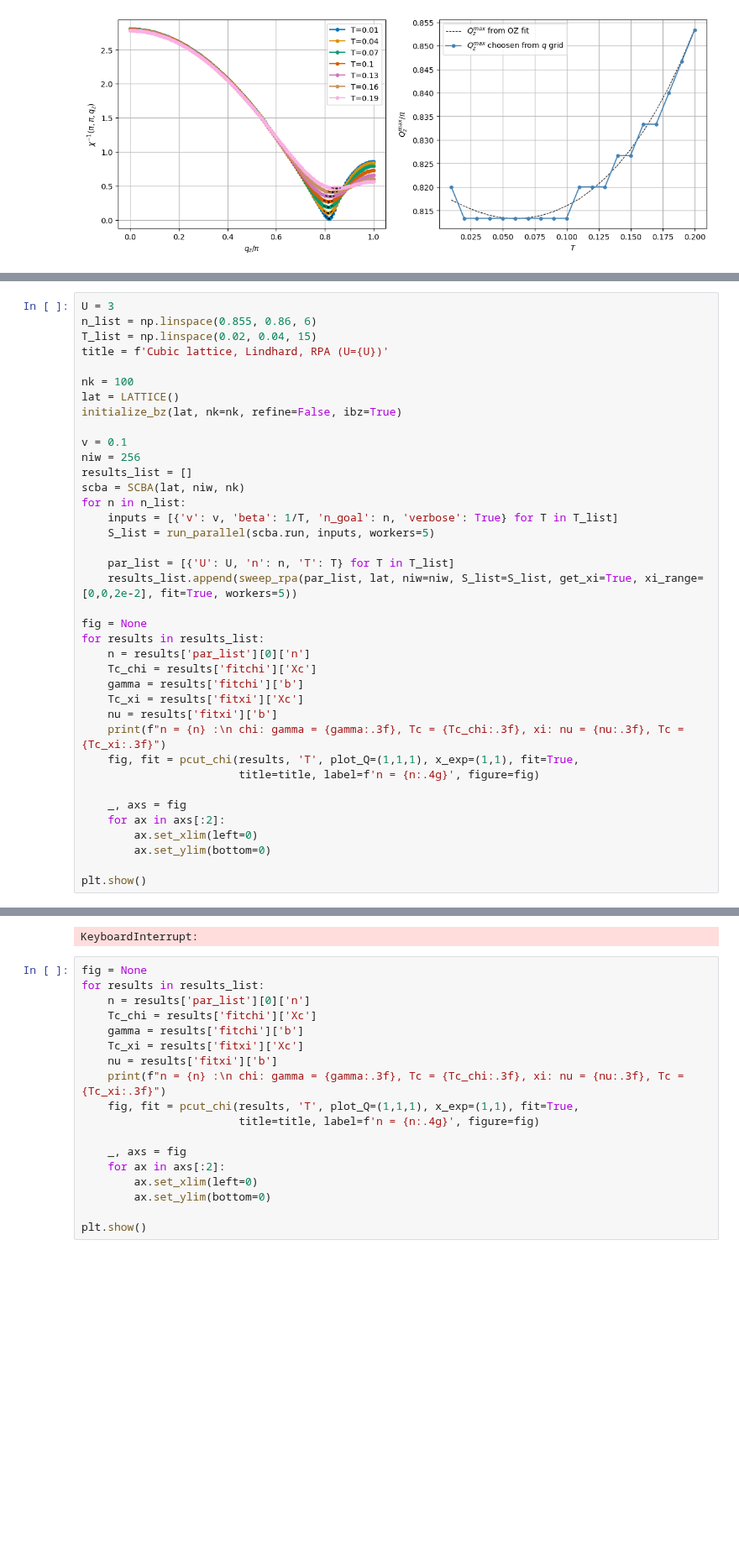
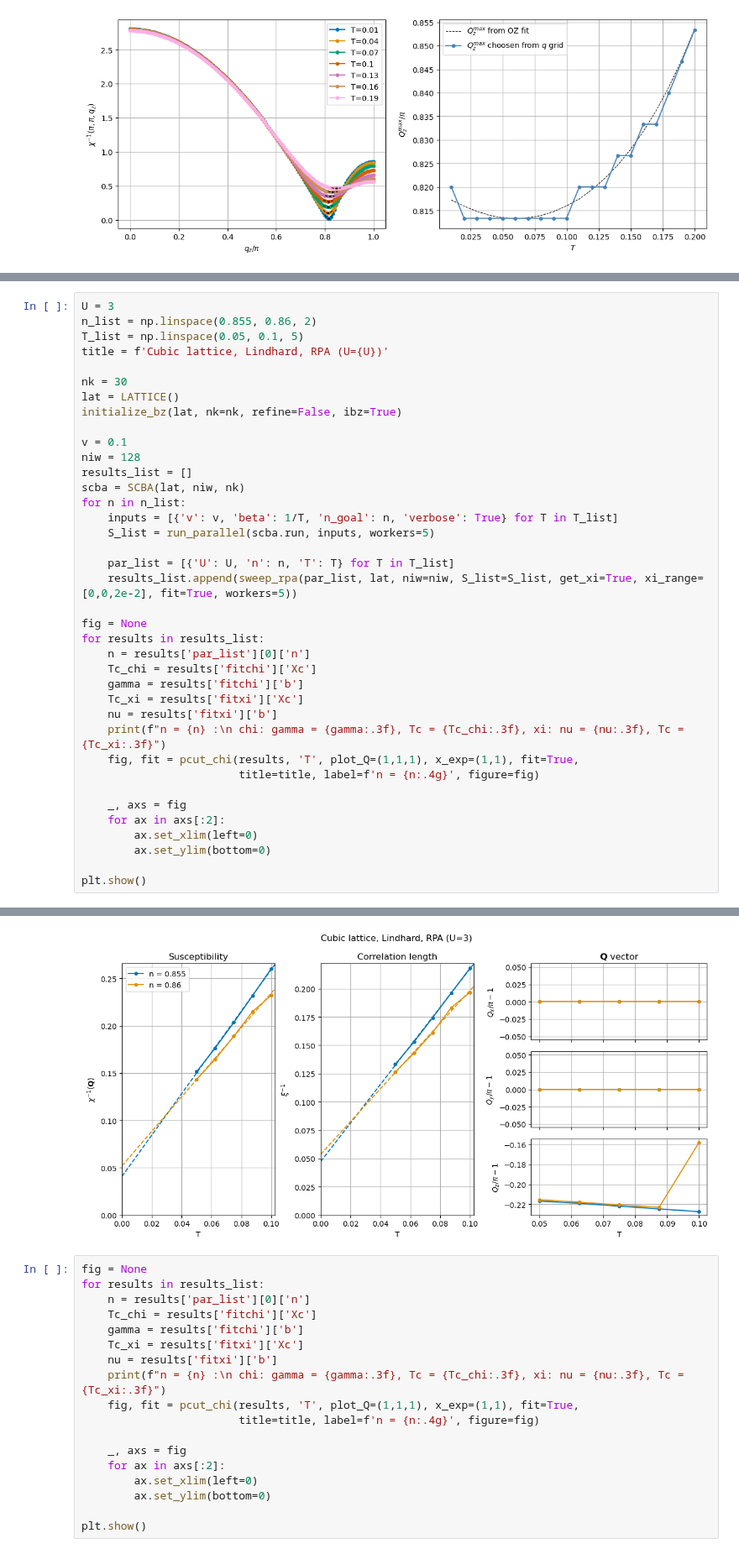
Before and after one commit to cctort/quantum_criticality, a Jupyter notebook: chi_rpa_disorder.ipynb, the cells around one changed output, grey strips where cells are left out. Shown at 84% size. Drawn from its saved outputs; the diff is of its cells as text; blank space fills up the shorter version.

```diff
--- a/chi_rpa_disorder.ipynb
+++ b/chi_rpa_disorder.ipynb
@@ -276,15 +306,15 @@ n = 0.85 :
 # %%
 U = 3
-n_list = np.linspace(0.855, 0.86, 6)
-T_list = np.linspace(0.02, 0.04, 15)
+n_list = np.linspace(0.855, 0.86, 2)
+T_list = np.linspace(0.05, 0.1, 5)
 title = f'Cubic lattice, Lindhard, RPA (U={U})'
 
-nk = 100
+nk = 30
 lat = LATTICE()
 initialize_bz(lat, nk=nk, refine=False, ibz=True)
 
 v = 0.1
-niw = 256
+niw = 128
 results_list = []
 scba = SCBA(lat, niw, nk)
 for n in n_list:
@@ -363,4 +388,4 @@ SCBA: nk=100^3, niw=256, T=0.03, mu=0.0000, v=0.100
-KeyboardInterrupt:
+[figure, added]
 # %%
 fig = None
 for results in results_list:
```
Also changed, not shown: parts of 5 cells of this notebook, 4 other files.
